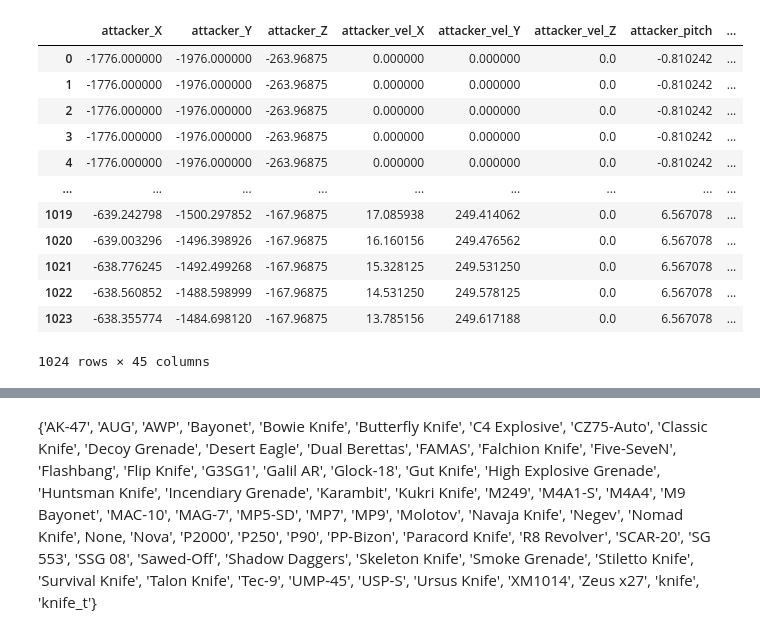
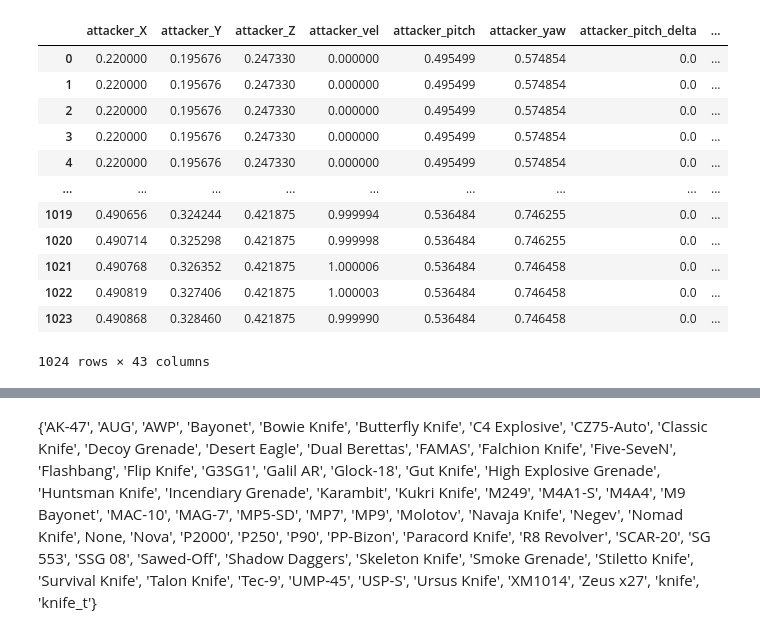
Before and after one commit to Pinkvinus/CS2_cheat_detection, a Jupyter notebook: DataConversionPipeline/pipeline_dev.ipynb, the cells around one changed output, grey strips where cells are left out. Cells and saved outputs as stored; diff of their text form; code cells hidden in the pictures.

```diff
--- a/DataConversionPipeline/pipeline_dev.ipynb
+++ b/DataConversionPipeline/pipeline_dev.ipynb
@@ -33,7 +33,7 @@ ticks_before_kill = 896
 ticks_after_kill = 128
 context_window_size = ticks_before_kill + ticks_after_kill
 
-context_window_vals = ["attacker_X", "attacker_Y", "attacker_Z", "attacker_vel_X", "attacker_vel_Y", "attacker_vel_Z", "attacker_pitch", "attacker_yaw", "attacker_pitch_delta",
+context_window_vals = ["attacker_X", "attacker_Y", "attacker_Z", "attacker_vel", "attacker_pitch", "attacker_yaw", "attacker_pitch_delta",
                        "attacker_yaw_delta", "attacker_pitch_head_delta", "attacker_yaw_head_delta", "attacker_flashed", "attacker_shot", "attacker_kill", "is_kill_through_smoke",
                        "is_kill_wallbang", "attacker_midair", "attacker_weapon_knife", "attacker_weapon_auto_rifle", "attacker_weapon_semi_rifle", "attacker_weapon_pistol",
                        "attacker_weapon_grenade", "attacker_weapon_smg", "attacker_weapon_shotgun",
@@ -110,17 +113,11 @@ for i in range(len(start_ticks)):
 
     (context_window["attacker_X"],
      context_window["attacker_Y"],
-     context_window["attacker_Z"]) = MDP.get_player_coordinates(start_ticks[i], end_ticks[i], attacker)
-    # context_window["attacker_X"] = MDP.get_tick_values(start_ticks[i], end_ticks[i], attacker, "X")
-    # context_window["attacker_Y"] = MDP.get_tick_values(start_ticks[i], end_ticks[i], attacker, "Y")
-    # context_window["attacker_Z"] = MDP.get_tick_values(start_ticks[i], end_ticks[i], attacker, "Z")
+     context_window["attacker_Z"]) = MDP.get_player_coordinates(start_ticks[i], end_ticks[i], attacker, played_map)
 
-    context_window["attacker_vel_X"] = MDP.get_tick_values(start_ticks[i], end_ticks[i], attacker, "velocity_X")
-    context_window["attacker_vel_Y"] = MDP.get_tick_values(start_ticks[i], end_ticks[i], attacker, "velocity_Y")
-    context_window["attacker_vel_Z"] = MDP.get_tick_values(start_ticks[i], end_ticks[i], attacker, "velocity_Z")
-
-    context_window["attacker_pitch"] = MDP.get_tick_values(start_ticks[i], end_ticks[i], attacker, "pitch")
-    context_window["attacker_yaw"] = MDP.get_tick_values(start_ticks[i], end_ticks[i], attacker, "yaw")
+    context_window["attacker_vel"] = MDP.get_player_velocity(start_ticks[i], end_ticks[i], attacker)
+    context_window["attacker_pitch"] = MDP.get_player_pitch(start_ticks[i], end_ticks[i], attacker)
+    context_window["attacker_yaw"] = MDP.get_player_yaw(start_ticks[i], end_ticks[i], attacker)
     context_window["attacker_pitch_delta"] = MDP.get_pitch_yaw_deltas("pitch", start_ticks[i], end_ticks[i], attacker)
     context_window["attacker_yaw_delta"] = MDP.get_pitch_yaw_deltas("yaw", start_ticks[i], end_ticks[i], attacker)
 
@@ -141,49 +138,49 @@ for i in range(len(start_ticks)):
      context_window["attacker_weapon_smg"],
      context_window["attacker_weapon_shotgun"]) = MDP.get_attacker_weapon(start_ticks[i], end_ticks[i], attacker)
 
-    context_window["victim_X"] = MDP.get_tick_values(start_ticks[i], end_ticks[i], victim, "X")
-    context_window["victim_Y"] = MDP.get_tick_values(start_ticks[i], end_ticks[i], victim, "Y")
-    context_window["victim_Z"] = MDP.get_tick_values(start_ticks[i], end_ticks[i], victim, "Z")
+    (context_window["victim_X"],
+     context_window["victim_Y"],
+     context_window["victim_Z"]) = MDP.get_player_coordinates(start_ticks[i], end_ticks[i], victim, played_map)
 
-    context_window["victim_health"] = MDP.get_tick_values(start_ticks[i], end_ticks[i], victim, "health")
+    context_window["victim_health"] = MDP.get_player_health(start_ticks[i], end_ticks[i], victim)
     context_window["victim_noise"] = MDP.get_player_made_noise(start_ticks[i], end_ticks[i], attacker, weapon_fire_idx)
 
     (context_window["map_dust2"],
      context_window["map_mirage"],
      context_window["map_inferno"],
      context_window["map_train"],
      context_window["map_nuke"],
      context_window["map_ancient"],
      context_window["map_vertigo"],
      context_window["map_anubis"],
      context_window["map_office"],
      context_window["map_overpass"],
      context_window["map_basalt"],
      context_window["map_edin"],
      context_window["map_italy"],
      context_window["map_thera"],
      context_window["map_mills"]) = MDP.get_played_map(played_map)
 
     break # Remove later, currently used for testing
 
 
 context_window
 
 # player_deaths
 # match_ticks
 # match_events[player_death_idx][1]
 # %% [output]
-|  | attacker_X | attacker_Y | attacker_Z | attacker_vel_X | attacker_vel_Y | attacker_vel_Z | attacker_pitch | ... |
-| 0 | -1776.000000 | -1976.000000 | -263.96875 | 0.000000 | 0.000000 | 0.0 | -0.810242 | ... |
-| 1 | -1776.000000 | -1976.000000 | -263.96875 | 0.000000 | 0.000000 | 0.0 | -0.810242 | ... |
-| 2 | -1776.000000 | -1976.000000 | -263.96875 | 0.000000 | 0.000000 | 0.0 | -0.810242 | ... |
-| 3 | -1776.000000 | -1976.000000 | -263.96875 | 0.000000 | 0.000000 | 0.0 | -0.810242 | ... |
-| 4 | -1776.000000 | -1976.000000 | -263.96875 | 0.000000 | 0.000000 | 0.0 | -0.810242 | ... |
+|  | attacker_X | attacker_Y | attacker_Z | attacker_vel | attacker_pitch | attacker_yaw | attacker_pitch_delta | ... |
+| 0 | 0.220000 | 0.195676 | 0.247330 | 0.000000 | 0.495499 | 0.574854 | 0.0 | ... |
+| 1 | 0.220000 | 0.195676 | 0.247330 | 0.000000 | 0.495499 | 0.574854 | 0.0 | ... |
+| 2 | 0.220000 | 0.195676 | 0.247330 | 0.000000 | 0.495499 | 0.574854 | 0.0 | ... |
+| 3 | 0.220000 | 0.195676 | 0.247330 | 0.000000 | 0.495499 | 0.574854 | 0.0 | ... |
+| 4 | 0.220000 | 0.195676 | 0.247330 | 0.000000 | 0.495499 | 0.574854 | 0.0 | ... |
 | ... | ... | ... | ... | ... | ... | ... | ... | ... |
-| 1019 | -639.242798 | -1500.297852 | -167.96875 | 17.085938 | 249.414062 | 0.0 | 6.567078 | ... |
-| 1020 | -639.003296 | -1496.398926 | -167.96875 | 16.160156 | 249.476562 | 0.0 | 6.567078 | ... |
-| 1021 | -638.776245 | -1492.499268 | -167.96875 | 15.328125 | 249.531250 | 0.0 | 6.567078 | ... |
-| 1022 | -638.560852 | -1488.598999 | -167.96875 | 14.531250 | 249.578125 | 0.0 | 6.567078 | ... |
-| 1023 | -638.355774 | -1484.698120 | -167.96875 | 13.785156 | 249.617188 | 0.0 | 6.567078 | ... |
+| 1019 | 0.490656 | 0.324244 | 0.421875 | 0.999994 | 0.536484 | 0.746255 | 0.0 | ... |
+| 1020 | 0.490714 | 0.325298 | 0.421875 | 0.999998 | 0.536484 | 0.746255 | 0.0 | ... |
+| 1021 | 0.490768 | 0.326352 | 0.421875 | 1.000006 | 0.536484 | 0.746458 | 0.0 | ... |
+| 1022 | 0.490819 | 0.327406 | 0.421875 | 1.000003 | 0.536484 | 0.746458 | 0.0 | ... |
+| 1023 | 0.490868 | 0.328460 | 0.421875 | 0.999990 | 0.536484 | 0.746458 | 0.0 | ... |
-1024 rows × 45 columns
+1024 rows × 43 columns
 # %%
```
Also changed, not shown: parts of 2 cells of this notebook, 1 other file.
